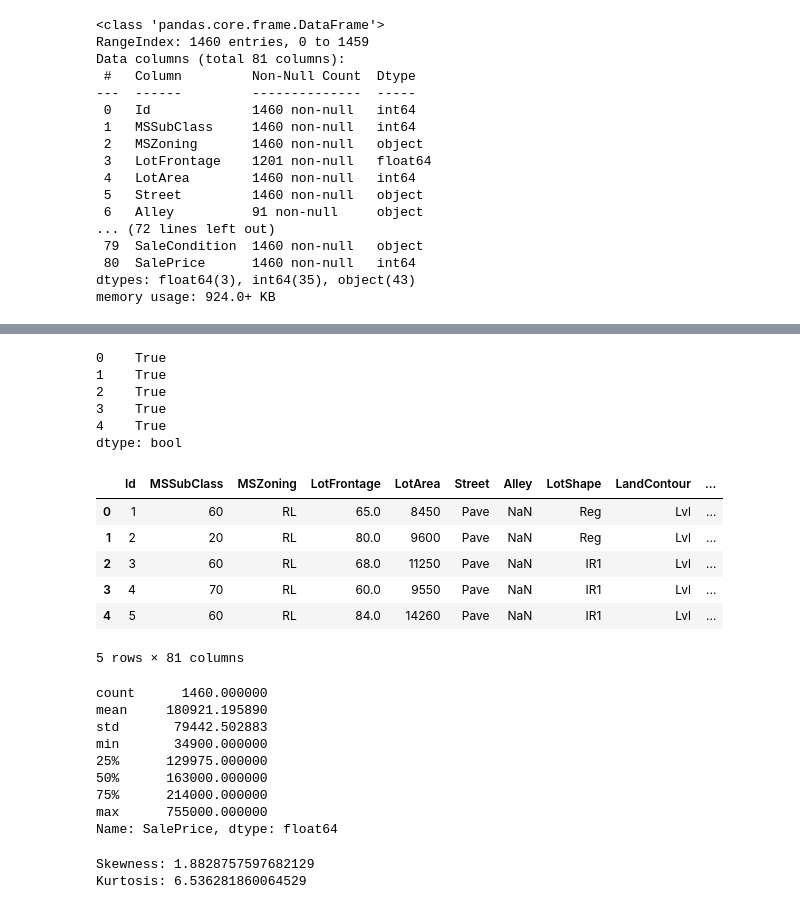
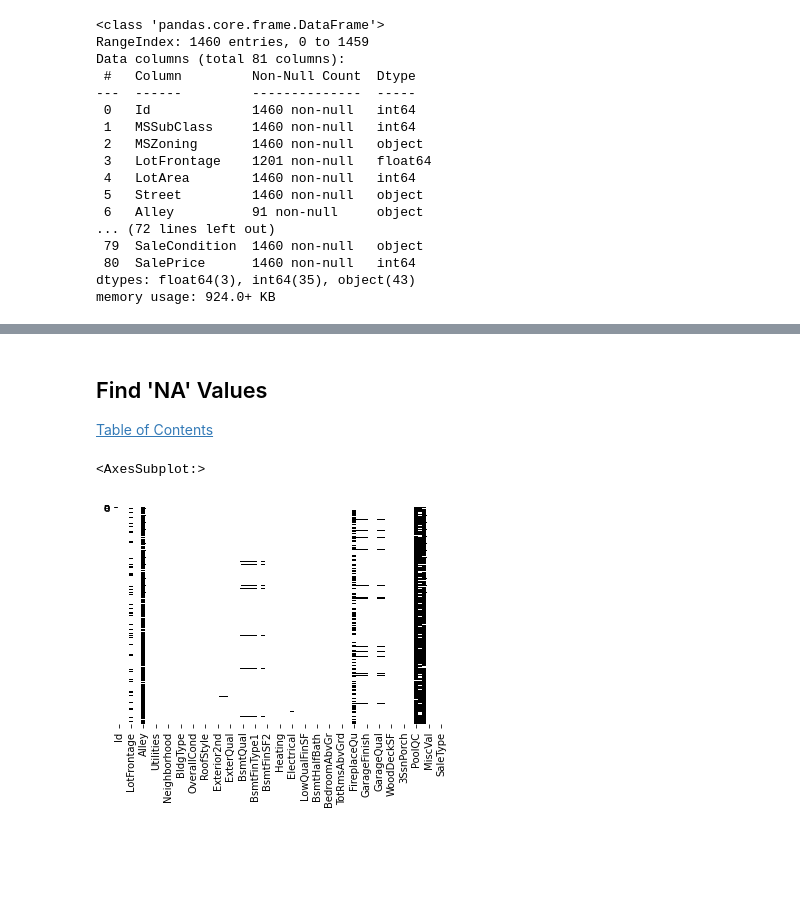
Before and after one commit to bperry555/kaggle, a Jupyter notebook: housePrices/housingPrices.ipynb, the cells around one changed output, grey strips where cells are left out. Cells and saved outputs as stored; diff of their text form; code cells hidden in the pictures; blank space fills up the shorter version.

Commit message:
data wrangling

```diff
--- a/housePrices/housingPrices.ipynb
+++ b/housePrices/housingPrices.ipynb
@@ -89,37 +64,8 @@ Int64Index([   0,    1,    2,    3,    4,    5,    6,    7,    8,    9,
-# %%
-na_index.head()
-# %% [output]
-0    True
-1    True
-2    True
-3    True
-4    True
-dtype: bool
-# %%
-train_data.head()
-# %% [output]
-|  | Id | MSSubClass | MSZoning | LotFrontage | LotArea | Street | Alley | LotShape | LandContour | ... |
-| 0 | 1 | 60 | RL | 65.0 | 8450 | Pave | NaN | Reg | Lvl | ... |
-| 1 | 2 | 20 | RL | 80.0 | 9600 | Pave | NaN | Reg | Lvl | ... |
-| 2 | 3 | 60 | RL | 68.0 | 11250 | Pave | NaN | IR1 | Lvl | ... |
-| 3 | 4 | 70 | RL | 60.0 | 9550 | Pave | NaN | IR1 | Lvl | ... |
-| 4 | 5 | 60 | RL | 84.0 | 14260 | Pave | NaN | IR1 | Lvl | ... |
-5 rows × 81 columns
-# %%
-train_data.SalePrice.describe()
-# %% [output]
-count      1460.000000
-mean     180921.195890
-std       79442.502883
-min       34900.000000
-25%      129975.000000
-50%      163000.000000
-75%      214000.000000
-max      755000.000000
-Name: SalePrice, dtype: float64
-# %%
-print(f'Skewness: {train_data.SalePrice.skew()}')
-print(f'Kurtosis: {train_data.SalePrice.kurt()}')
-# %% [output]
-Skewness: 1.8828757597682129
-Kurtosis: 6.536281860064529
+# %% [markdown]
+## Find 'NA' Values <a name ='findNa'></a>
+[Table of Contents](#table)
+# %%
+sns.heatmap(train_data.isna(),cmap='binary', cbar=False, yticklabels='none')
+# %% [output]
+<AxesSubplot:>
+[figure, added]
```
Also changed, not shown: parts of 54 cells of this notebook.
